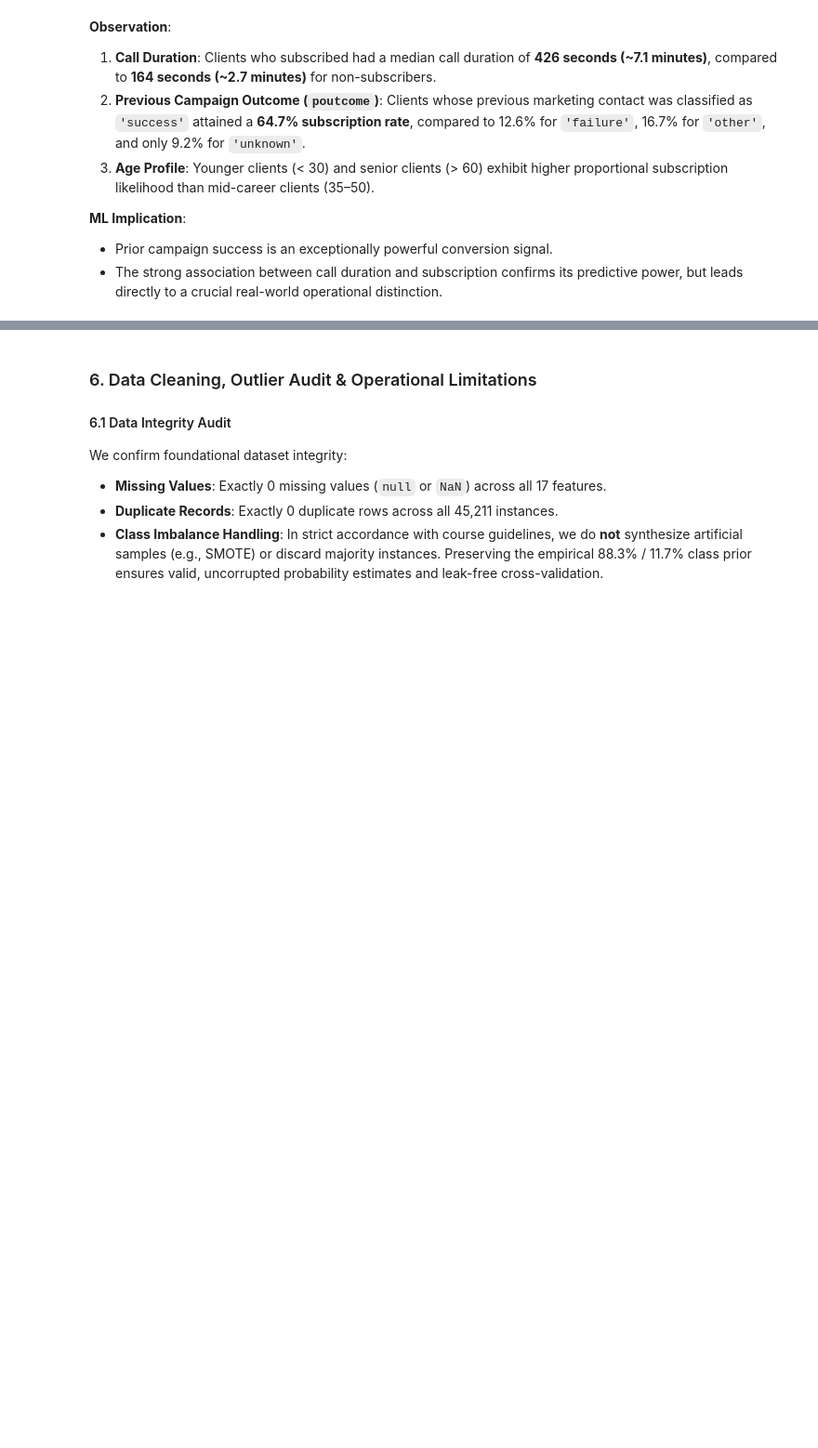
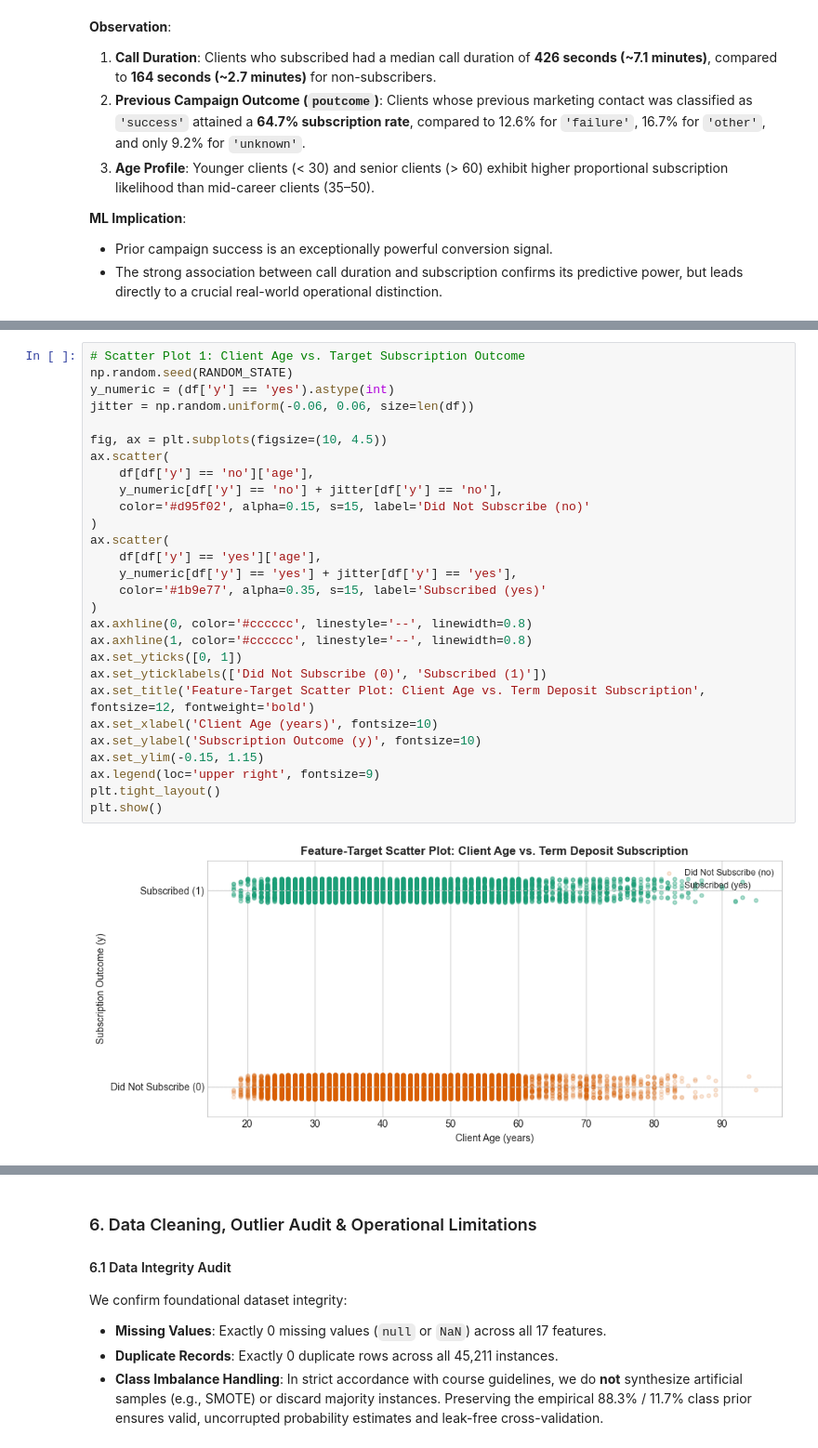
Before and after one commit to Ne-Ran/Machine-Learning-Capstone-Project, a Jupyter notebook: notebooks/classification.ipynb, the cells around one changed output, grey strips where cells are left out. Shown at 93% size. Cells and saved outputs as stored; diff of their text form; blank space fills up the shorter version.

```diff
--- a/notebooks/classification.ipynb
+++ b/notebooks/classification.ipynb
@@ -425,0 +430,30 @@ Passing `palette` without assigning `hue` is deprecated and will be removed in v
+# %%
+# Scatter Plot 1: Client Age vs. Target Subscription Outcome
+np.random.seed(RANDOM_STATE)
+y_numeric = (df['y'] == 'yes').astype(int)
+jitter = np.random.uniform(-0.06, 0.06, size=len(df))
+
+fig, ax = plt.subplots(figsize=(10, 4.5))
+ax.scatter(
+    df[df['y'] == 'no']['age'],
+    y_numeric[df['y'] == 'no'] + jitter[df['y'] == 'no'],
+    color='#d95f02', alpha=0.15, s=15, label='Did Not Subscribe (no)'
+)
+ax.scatter(
+    df[df['y'] == 'yes']['age'],
+    y_numeric[df['y'] == 'yes'] + jitter[df['y'] == 'yes'],
+    color='#1b9e77', alpha=0.35, s=15, label='Subscribed (yes)'
+)
+ax.axhline(0, color='#cccccc', linestyle='--', linewidth=0.8)
+ax.axhline(1, color='#cccccc', linestyle='--', linewidth=0.8)
+ax.set_yticks([0, 1])
+ax.set_yticklabels(['Did Not Subscribe (0)', 'Subscribed (1)'])
+ax.set_title('Feature-Target Scatter Plot: Client Age vs. Term Deposit Subscription', fontsize=12, fontweight='bold')
+ax.set_xlabel('Client Age (years)', fontsize=10)
+ax.set_ylabel('Subscription Outcome (y)', fontsize=10)
+ax.set_ylim(-0.15, 1.15)
+ax.legend(loc='upper right', fontsize=9)
+plt.tight_layout()
+plt.show()
+# %% [output]
+[figure, added]
```
Also changed, not shown: parts of 8 cells of this notebook, 2 other files.
